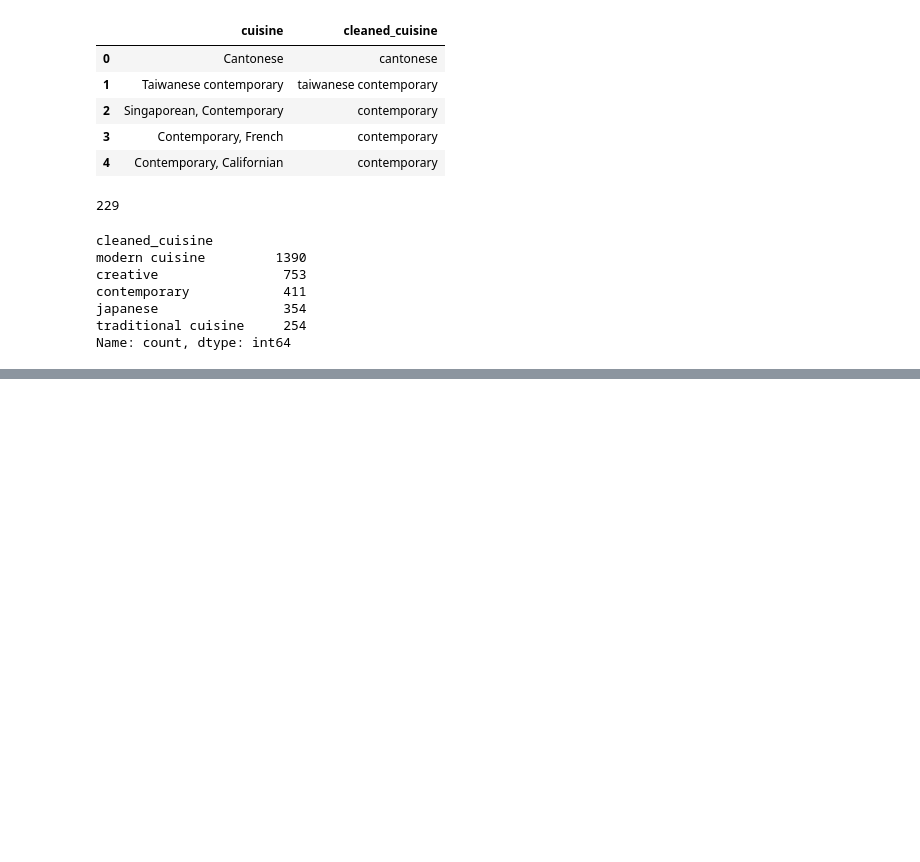
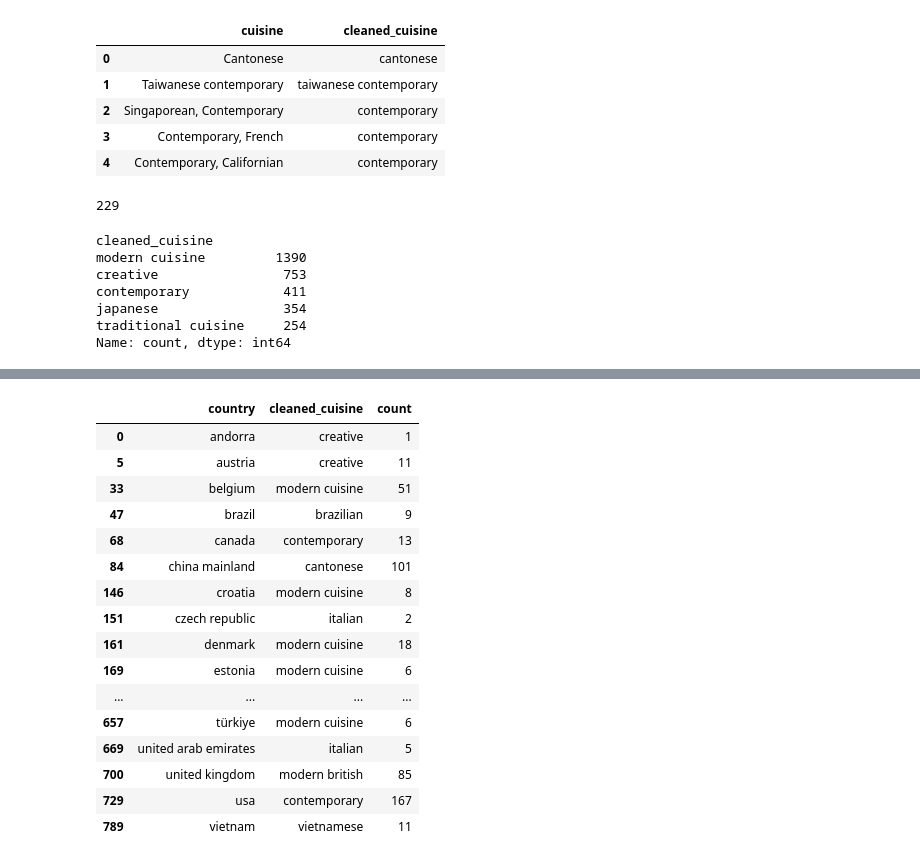
Before and after one commit to MairaMG/project--II, a Jupyter notebook: noteboooks/analysis_and_visualization.ipynb, the cells around one changed output, grey strips where cells are left out. Drawn from its saved outputs; the diff is of its cells as text; code cells hidden in the pictures; blank space fills up the shorter version.

```diff
--- a/noteboooks/analysis_and_visualization.ipynb
+++ b/noteboooks/analysis_and_visualization.ipynb
@@ -481,0 +696,28 @@ fig.show()
+# %%
+# Group the data by country and cleaned_cuisine, then count the occurrences
+cuisine_counts = df.groupby(['country', 'cleaned_cuisine']).size().reset_index(name='count')
+
+# Sort the data by country and count, in descending order
+cuisine_counts_sorted = cuisine_counts.sort_values(by=['country', 'count'], ascending=[True, False])
+
+# Select the top cuisine for each country
+top_cuisine_per_country = cuisine_counts_sorted.groupby('country').head(1)
+top_cuisine_per_country
+# %% [output]
+|  | country | cleaned_cuisine | count |
+| 0 | andorra | creative | 1 |
+| 5 | austria | creative | 11 |
+| 33 | belgium | modern cuisine | 51 |
+| 47 | brazil | brazilian | 9 |
+| 68 | canada | contemporary | 13 |
+| 84 | china mainland | cantonese | 101 |
+| 146 | croatia | modern cuisine | 8 |
+| 151 | czech republic | italian | 2 |
+| 161 | denmark | modern cuisine | 18 |
+| 169 | estonia | modern cuisine | 6 |
+| ... | ... | ... | ... |
+| 657 | türkiye | modern cuisine | 6 |
+| 669 | united arab emirates | italian | 5 |
+| 700 | united kingdom | modern british | 85 |
+| 729 | usa | contemporary | 167 |
+| 789 | vietnam | vietnamese | 11 |
```
Also changed, not shown: parts of 12 cells of this notebook.
